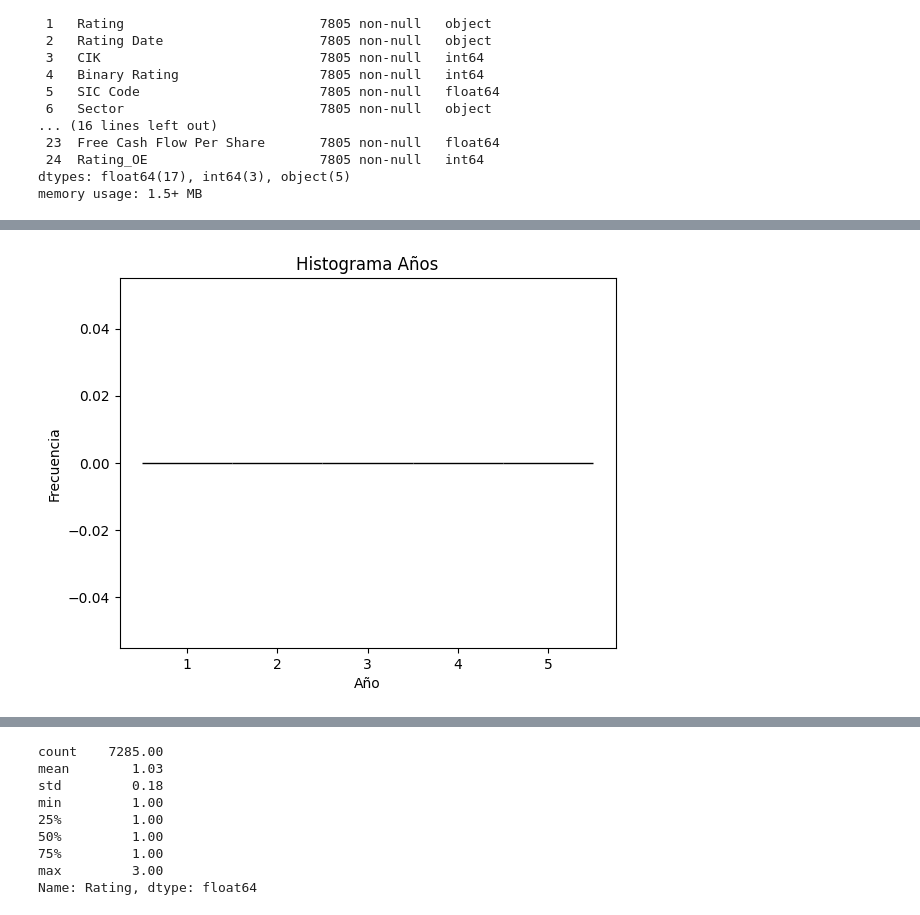
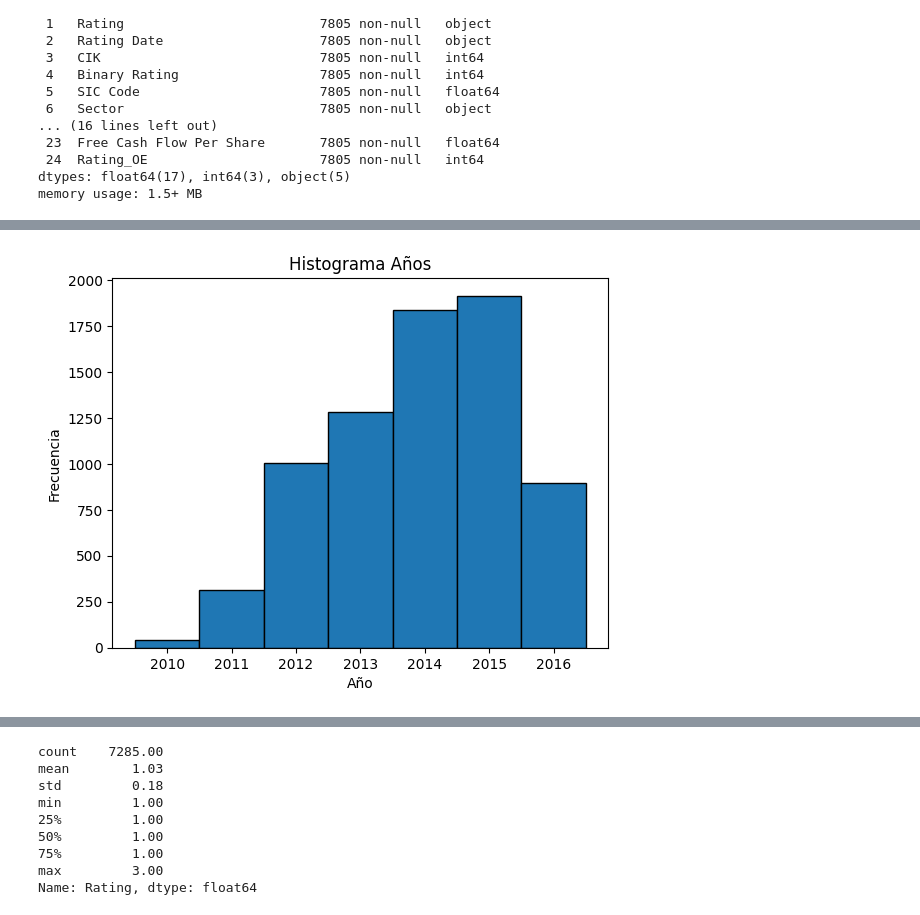
Before and after one commit to jfdonosom/Notebooks, a Jupyter notebook: Preentrega_DSII_Donoso_Mendieta.ipynb, the cells around one changed output, grey strips where cells are left out. Drawn from its saved outputs; the diff is of its cells as text; code cells hidden in the pictures.

```diff
--- a/Preentrega_DSII_Donoso_Mendieta.ipynb
+++ b/Preentrega_DSII_Donoso_Mendieta.ipynb
@@ -292,15 +293,15 @@ plt.show()
 # %%
 # Histograma Años.
-plt.hist(df['Year'], bins=range(1,7), edgecolor='black', align='left')
+plt.hist(df['Year'], bins=range(2010,2018), edgecolor='black', align='left')
 
 # Etiquetas y título
 plt.title('Histograma Años')
 plt.xlabel('Año')
 plt.ylabel('Frecuencia')
 
 # Mostrar el gráfico
 plt.show()
 # %% [output]
-[figure, old version]
+[figure, new version]
 # %%
 # Eliminas la columna SIC Code, ya que solo es un identificador único de la Industria, en términos de comprensión, se hace más fácil trabajar con la Columna Sector.
```
Also changed, not shown: parts of 26 cells of this notebook.
